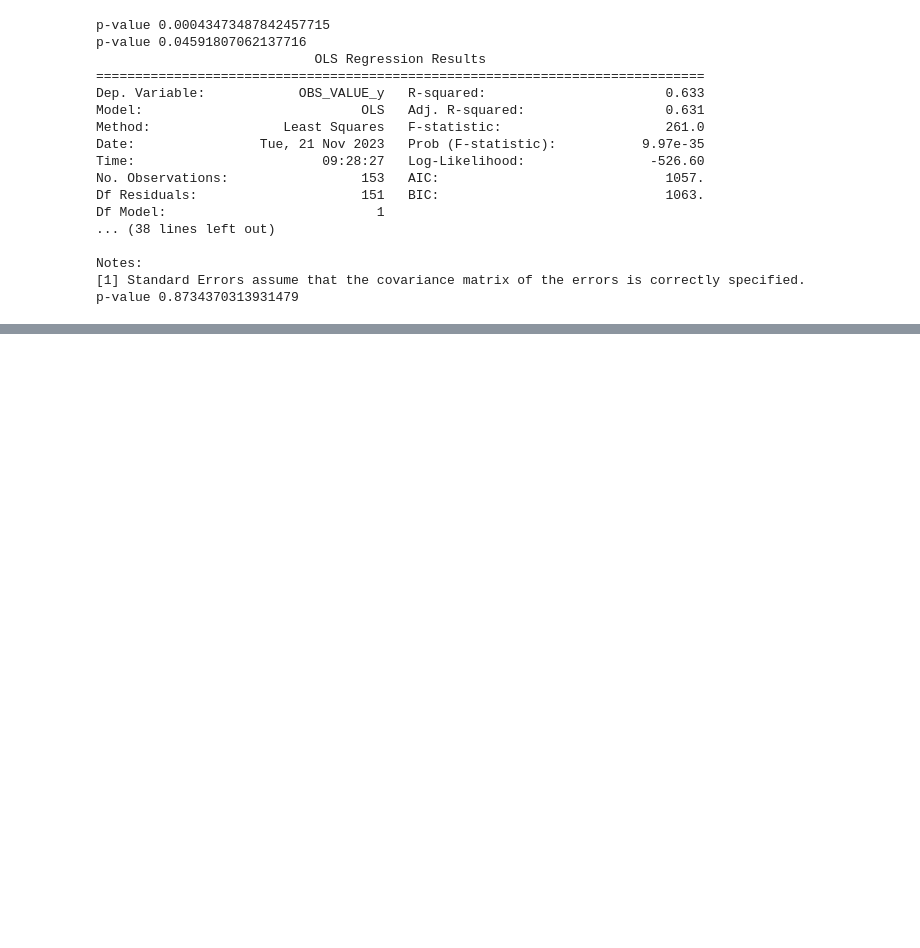
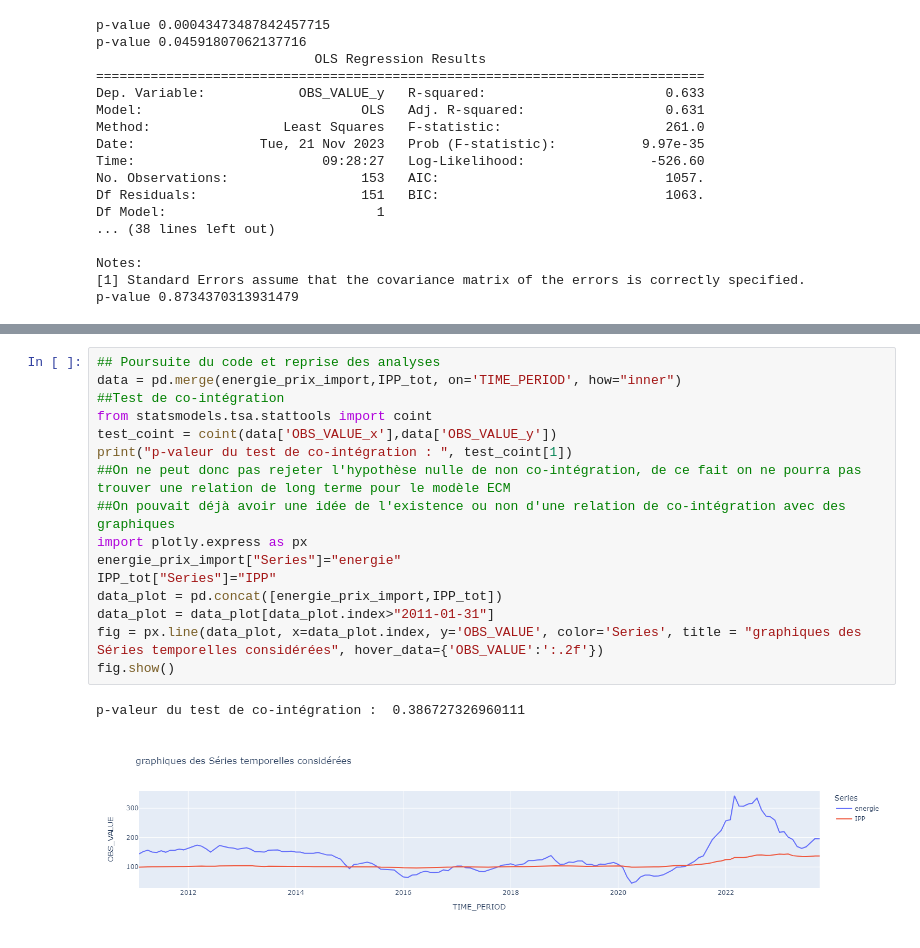
Before and after one commit to NathanVnh/Projet-Python, a Jupyter notebook: execute.ipynb, the cells around one changed output, grey strips where cells are left out. Saved outputs shown, nothing was run; the diff lists cells and outputs as text; blank space fills up the shorter version.

```diff
--- a/execute.ipynb
+++ b/execute.ipynb
@@ -326,3 +326,22 @@ Covariance Type:            nonrobust
 
 Notes:
 [1] Standard Errors assume that the covariance matrix of the errors is correctly specified.
+# %%
+## Poursuite du code et reprise des analyses
+data = pd.merge(energie_prix_import,IPP_tot, on='TIME_PERIOD', how="inner")
+##Test de co-intégration
+from statsmodels.tsa.stattools import coint
+test_coint = coint(data['OBS_VALUE_x'],data['OBS_VALUE_y'])
+print("p-valeur du test de co-intégration : ", test_coint[1])
+##On ne peut donc pas rejeter l'hypothèse nulle de non co-intégration, de ce fait on ne pourra pas trouver une relation de long terme pour le modèle ECM
+##On pouvait déjà avoir une idée de l'existence ou non d'une relation de co-intégration avec des graphiques
+import plotly.express as px
+energie_prix_import["Series"]="energie"
+IPP_tot["Series"]="IPP"
+data_plot = pd.concat([energie_prix_import,IPP_tot])
+data_plot = data_plot[data_plot.index>"2011-01-31"]
+fig = px.line(data_plot, x=data_plot.index, y='OBS_VALUE', color='Series', title = "graphiques des Séries temporelles considérées", hover_data={'OBS_VALUE':':.2f'})
+fig.show()
+# %% [output]
+p-valeur du test de co-intégration :  0.386727326960111
+[figure, added]
```
Also changed, not shown: parts of 8 cells of this notebook, 1 other file.
